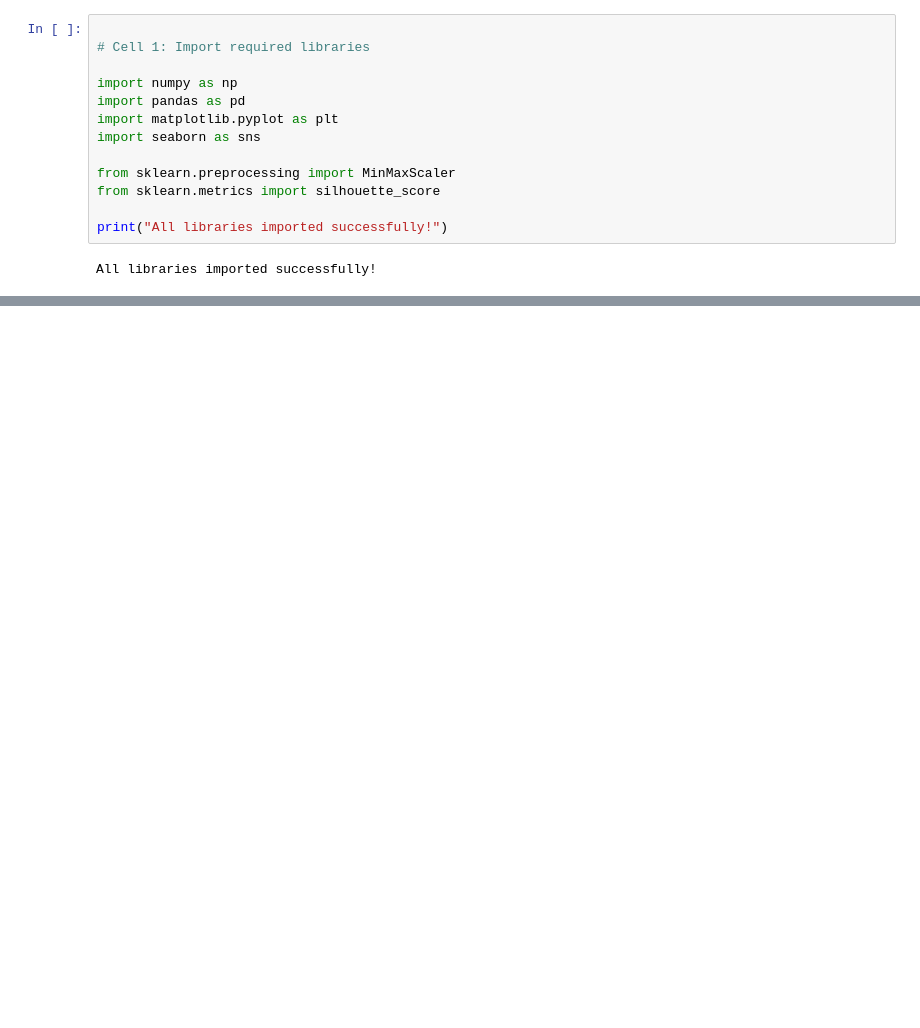
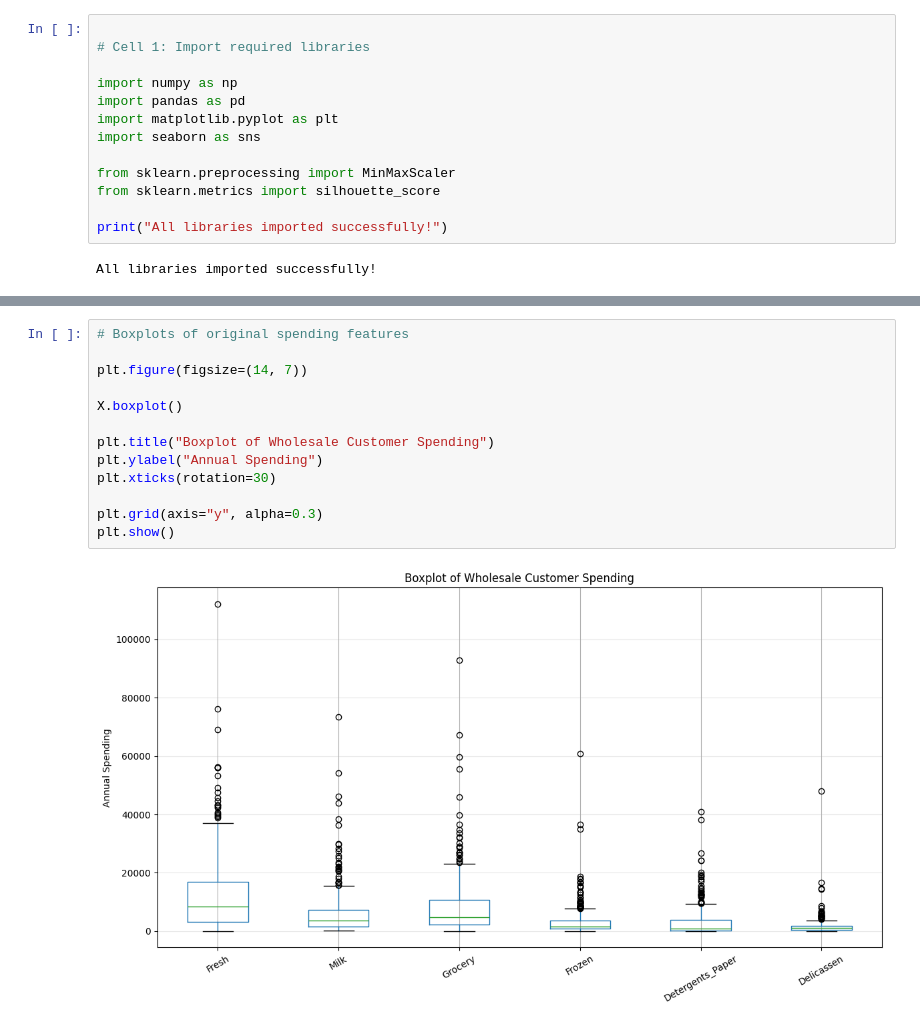
Before and after one commit to Aswini-Dileep/AI-ML-Project, a Jupyter notebook: AI_project.ipynb, the cells around one changed output, grey strips where cells are left out. Saved outputs shown, nothing was run; the diff lists cells and outputs as text; blank space fills up the shorter version.

```diff
--- a/AI_project.ipynb
+++ b/AI_project.ipynb
@@ -1553,0 +274,15 @@ feature_comparison
+# %%
+# Boxplots of original spending features
+
+plt.figure(figsize=(14, 7))
+
+X.boxplot()
+
+plt.title("Boxplot of Wholesale Customer Spending")
+plt.ylabel("Annual Spending")
+plt.xticks(rotation=30)
+
+plt.grid(axis="y", alpha=0.3)
+plt.show()
+# %% [output]
+[figure, added]
```
Also changed, not shown: parts of 150 cells of this notebook.
